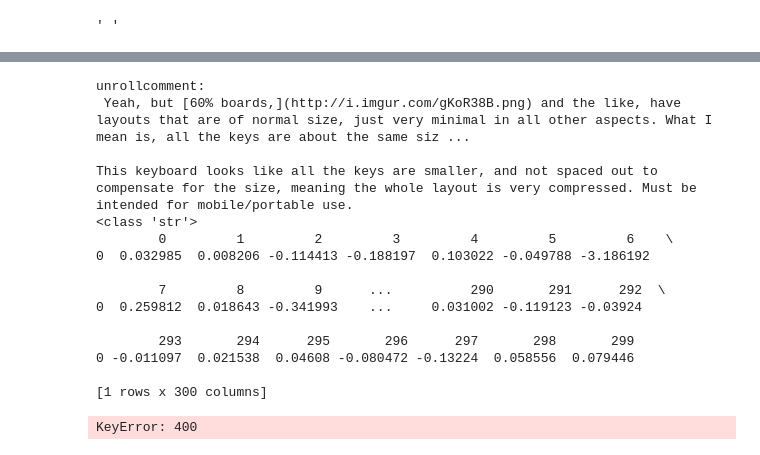
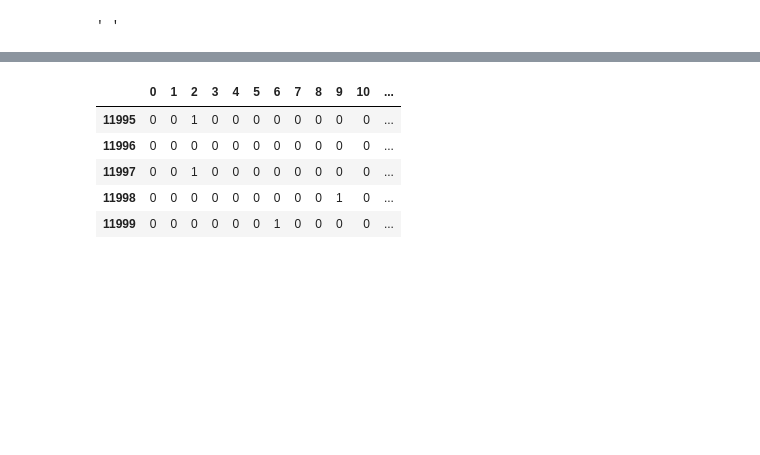
Before and after one commit to e-mhx/CS-221-Final-Project-, a Jupyter notebook: project files/neural-network.ipynb, the cells around one changed output, grey strips where cells are left out. Drawn from its saved outputs; the diff is of its cells as text; code cells hidden in the pictures; blank space fills up the shorter version.

```diff
--- a/project files/neural-network.ipynb
+++ b/project files/neural-network.ipynb
@@ -239,30 +266,21 @@ def train_validate_test_split(df, train_percent=.9, validate_percent=.05, seed=s
 # %%
-%%time
-df = loadData(unparsed, NUM_EXAMPLES)
 train, validate, test = train_validate_test_split(df)
+
 
 train_labels = train.iloc[:, NUM_FEATURES:]
 validate_labels = validate.iloc[:, NUM_FEATURES:]
 test_labels = test.iloc[:, NUM_FEATURES:]
 
 train = train.iloc[:, :NUM_FEATURES]
 validate = validate.iloc[:, :NUM_FEATURES]
 test = test.iloc[:, :NUM_FEATURES]
+
+train_labels.tail()
 # %% [output]
-unrollcomment:
- Yeah, but [60% boards,](http://i.imgur.com/gKoR38B.png) and the like, have layouts that are of normal size, just very minimal in all other aspects. What I mean is, all the keys are about the same siz ...
-
-This keyboard looks like all the keys are smaller, and not spaced out to compensate for the size, meaning the whole layout is very compressed. Must be intended for mobile/portable use.
-<class 'str'>
-        0         1         2         3         4         5         6    \
-0  0.032985  0.008206 -0.114413 -0.188197  0.103022 -0.049788 -3.186192
-
-        7         8         9      ...          290       291      292  \
-0  0.259812  0.018643 -0.341993    ...     0.031002 -0.119123 -0.03924
-
-        293       294      295       296      297       298       299
-0 -0.011097  0.021538  0.04608 -0.080472 -0.13224  0.058556  0.079446
-
-[1 rows x 300 columns]
-KeyError: 400
+|  | 0 | 1 | 2 | 3 | 4 | 5 | 6 | 7 | 8 | 9 | 10 | ... |
+| 11995 | 0 | 0 | 1 | 0 | 0 | 0 | 0 | 0 | 0 | 0 | 0 | ... |
+| 11996 | 0 | 0 | 0 | 0 | 0 | 0 | 0 | 0 | 0 | 0 | 0 | ... |
+| 11997 | 0 | 0 | 1 | 0 | 0 | 0 | 0 | 0 | 0 | 0 | 0 | ... |
+| 11998 | 0 | 0 | 0 | 0 | 0 | 0 | 0 | 0 | 0 | 1 | 0 | ... |
+| 11999 | 0 | 0 | 0 | 0 | 0 | 0 | 1 | 0 | 0 | 0 | 0 | ... |
 # %%
```
Also changed, not shown: parts of 17 cells of this notebook.
